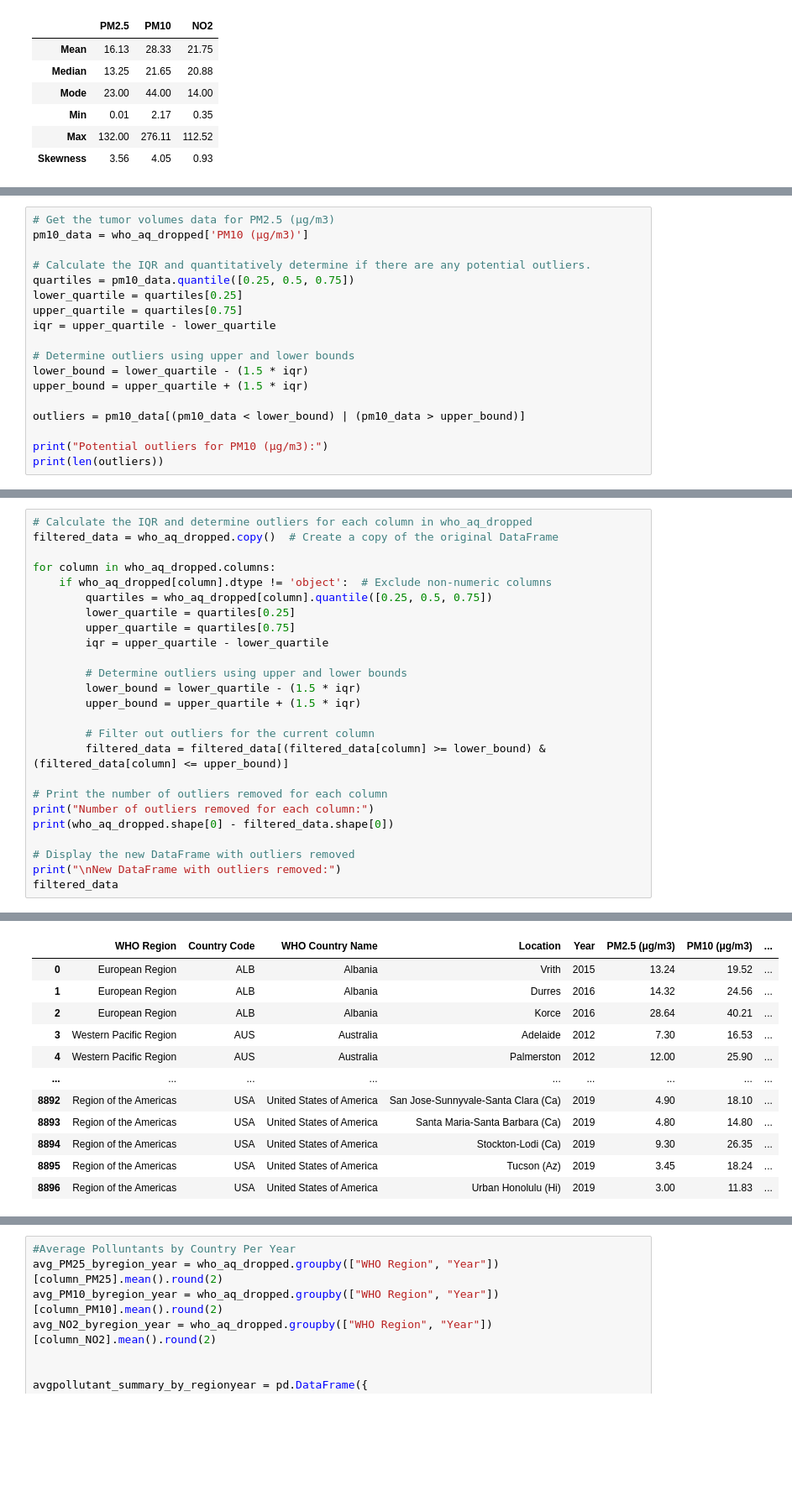
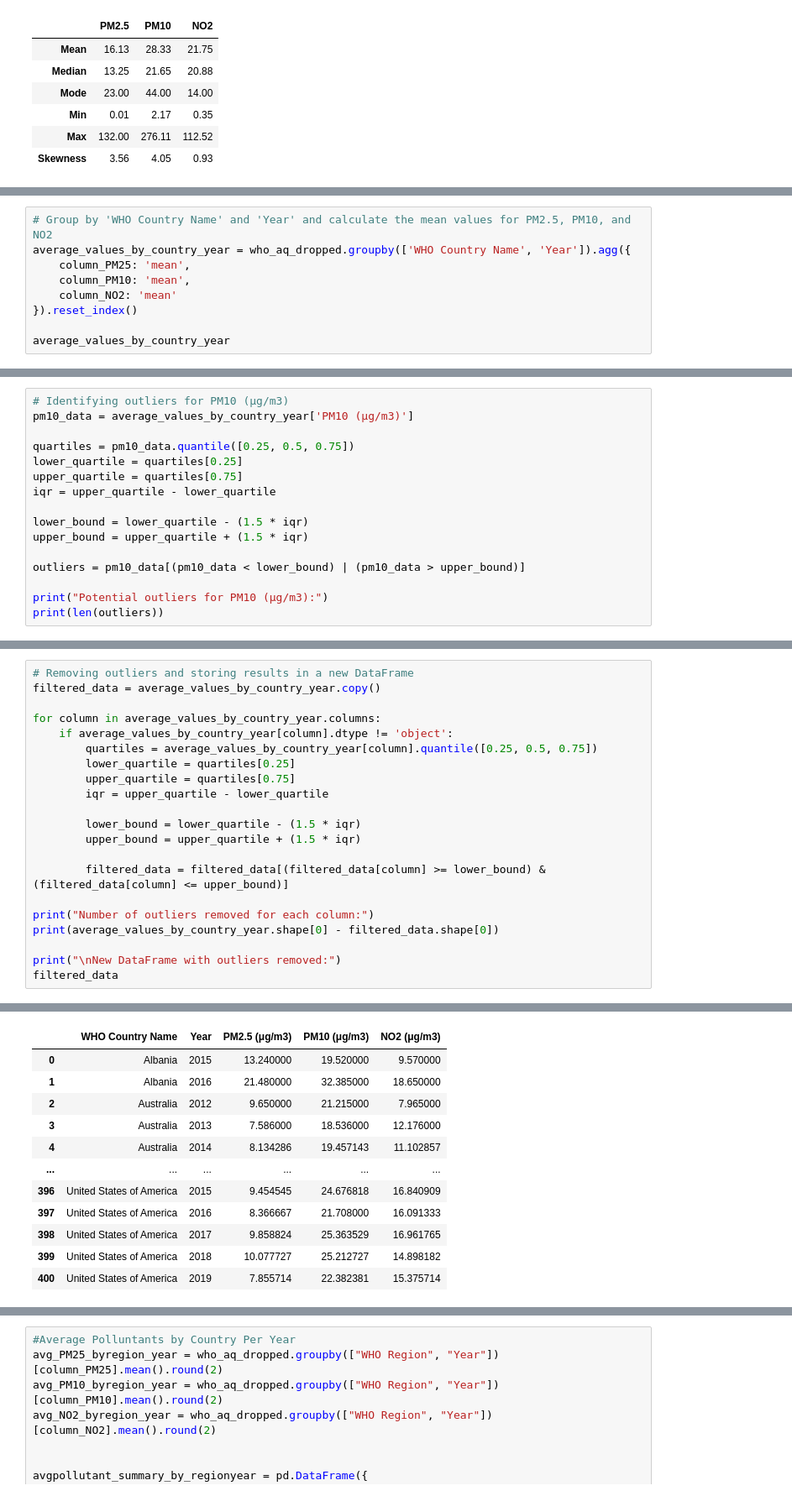
Before and after one commit to Whereiswendy/PolutionEffects-APIStudy, a Jupyter notebook: Hypothesis_2-Air_Pollution_and_Mental Health/who_read_file.ipynb, the cells around one changed output, grey strips where cells are left out. Shown at 84% size. Cells and saved outputs as stored; diff of their text form; blank space fills up the shorter version.

```diff
--- a/Hypothesis_2-Air_Pollution_and_Mental Health/who_read_file.ipynb
+++ b/Hypothesis_2-Air_Pollution_and_Mental Health/who_read_file.ipynb
@@ -157,0 +144,9 @@ summary_df.round(2)
+# %%
+# Group by 'WHO Country Name' and 'Year' and calculate the mean values for PM2.5, PM10, and NO2
+average_values_by_country_year = who_aq_dropped.groupby(['WHO Country Name', 'Year']).agg({
+    column_PM25: 'mean',
+    column_PM10: 'mean',
+    column_NO2: 'mean'
+}).reset_index()
+
+average_values_by_country_year
@@ -179,14 +186,12 @@ Potential outliers for PM2.5 (μg/m3):
 # %%
-# Get the tumor volumes data for PM2.5 (μg/m3)
-pm10_data = who_aq_dropped['PM10 (μg/m3)']
+# Identifying outliers for PM10 (μg/m3)
+pm10_data = average_values_by_country_year['PM10 (μg/m3)']
 
-# Calculate the IQR and quantitatively determine if there are any potential outliers.
 quartiles = pm10_data.quantile([0.25, 0.5, 0.75])
 lower_quartile = quartiles[0.25]
 upper_quartile = quartiles[0.75]
 iqr = upper_quartile - lower_quartile
 
-# Determine outliers using upper and lower bounds
 lower_bound = lower_quartile - (1.5 * iqr)
 upper_bound = upper_quartile + (1.5 * iqr)
 
@@ -200,26 +205,22 @@ Potential outliers for PM10 (μg/m3):
 # %%
-# Calculate the IQR and determine outliers for each column in who_aq_dropped
-filtered_data = who_aq_dropped.copy()  # Create a copy of the original DataFrame
+# Removing outliers and storing results in a new DataFrame
+filtered_data = average_values_by_country_year.copy()
 
-for column in who_aq_dropped.columns:
-    if who_aq_dropped[column].dtype != 'object':  # Exclude non-numeric columns
-        quartiles = who_aq_dropped[column].quantile([0.25, 0.5, 0.75])
+for column in average_values_by_country_year.columns:
+    if average_values_by_country_year[column].dtype != 'object':
+        quartiles = average_values_by_country_year[column].quantile([0.25, 0.5, 0.75])
         lower_quartile = quartiles[0.25]
         upper_quartile = quartiles[0.75]
         iqr = upper_quartile - lower_quartile
 
-        # Determine outliers using upper and lower bounds
         lower_bound = lower_quartile - (1.5 * iqr)
         upper_bound = upper_quartile + (1.5 * iqr)
 
-        # Filter out outliers for the current column
         filtered_data = filtered_data[(filtered_data[column] >= lower_bound) & (filtered_data[column] <= upper_bound)]
 
-# Print the number of outliers removed for each column
 print("Number of outliers removed for each column:")
-print(who_aq_dropped.shape[0] - filtered_data.shape[0])
+print(average_values_by_country_year.shape[0] - filtered_data.shape[0])
 
-# Display the new DataFrame with outliers removed
 print("\nNew DataFrame with outliers removed:")
 filtered_data
 # %% [output]
@@ -228,14 +229,14 @@ Number of outliers removed for each column:
 
 New DataFrame with outliers removed:
-|  | WHO Region | Country Code | WHO Country Name | Location | Year | PM2.5 (μg/m3) | PM10 (μg/m3) | ... |
-| 0 | European Region | ALB | Albania | Vrith | 2015 | 13.24 | 19.52 | ... |
-| 1 | European Region | ALB | Albania | Durres | 2016 | 14.32 | 24.56 | ... |
-| 2 | European Region | ALB | Albania | Korce | 2016 | 28.64 | 40.21 | ... |
-| 3 | Western Pacific Region | AUS | Australia | Adelaide | 2012 | 7.30 | 16.53 | ... |
-| 4 | Western Pacific Region | AUS | Australia | Palmerston | 2012 | 12.00 | 25.90 | ... |
-| ... | ... | ... | ... | ... | ... | ... | ... | ... |
-| 8892 | Region of the Americas | USA | United States of America | San Jose-Sunnyvale-Santa Clara (Ca) | 2019 | 4.90 | 18.10 | ... |
-| 8893 | Region of the Americas | USA | United States of America | Santa Maria-Santa Barbara (Ca) | 2019 | 4.80 | 14.80 | ... |
-| 8894 | Region of the Americas | USA | United States of America | Stockton-Lodi (Ca) | 2019 | 9.30 | 26.35 | ... |
-| 8895 | Region of the Americas | USA | United States of America | Tucson (Az) | 2019 | 3.45 | 18.24 | ... |
-| 8896 | Region of the Americas | USA | United States of America | Urban Honolulu (Hi) | 2019 | 3.00 | 11.83 | ... |
+|  | WHO Country Name | Year | PM2.5 (μg/m3) | PM10 (μg/m3) | NO2 (μg/m3) |
+| 0 | Albania | 2015 | 13.240000 | 19.520000 | 9.570000 |
+| 1 | Albania | 2016 | 21.480000 | 32.385000 | 18.650000 |
+| 2 | Australia | 2012 | 9.650000 | 21.215000 | 7.965000 |
+| 3 | Australia | 2013 | 7.586000 | 18.536000 | 12.176000 |
+| 4 | Australia | 2014 | 8.134286 | 19.457143 | 11.102857 |
+| ... | ... | ... | ... | ... | ... |
+| 396 | United States of America | 2015 | 9.454545 | 24.676818 | 16.840909 |
+| 397 | United States of America | 2016 | 8.366667 | 21.708000 | 16.091333 |
+| 398 | United States of America | 2017 | 9.858824 | 25.363529 | 16.961765 |
+| 399 | United States of America | 2018 | 10.077727 | 25.212727 | 14.898182 |
+| 400 | United States of America | 2019 | 7.855714 | 22.382381 | 15.375714 |
```
Also changed, not shown: parts of 8 cells of this notebook, 2 other files.
